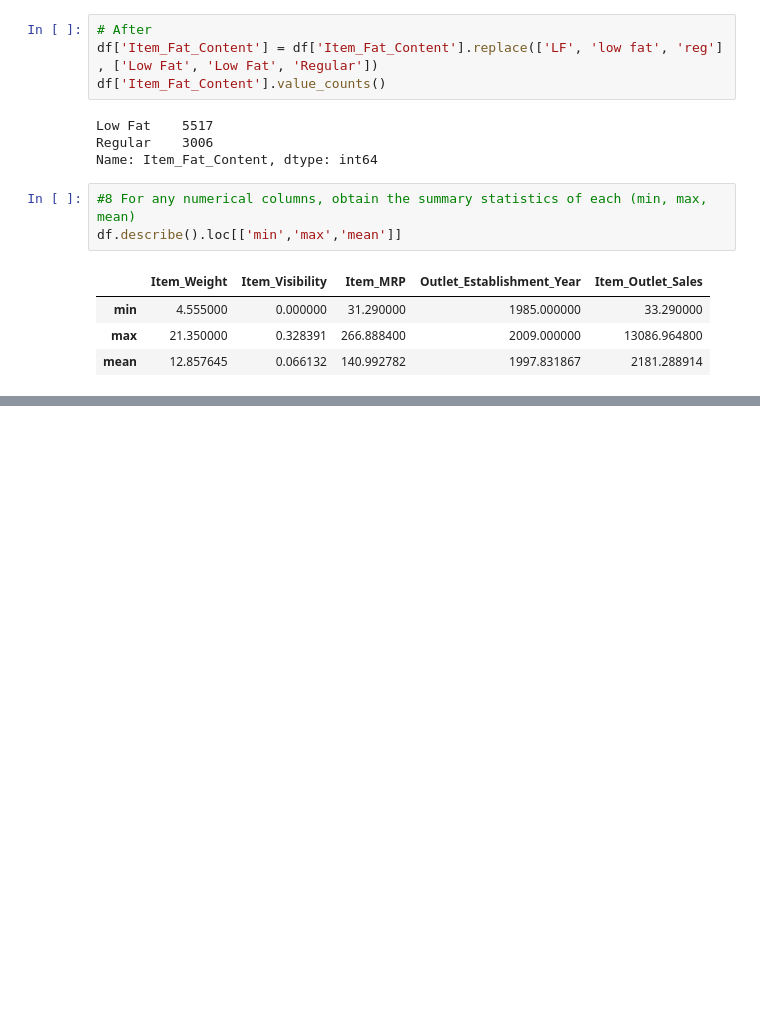
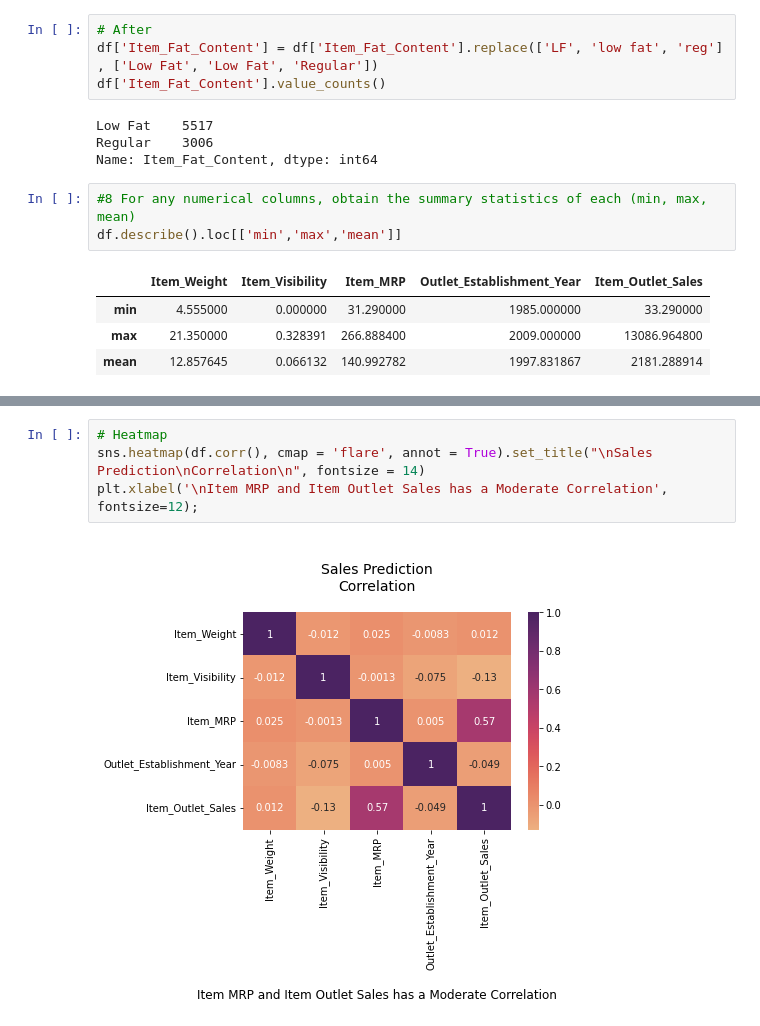
Before and after one commit to Suganthan-Thamotharampillai/sales-predictions, a Jupyter notebook: Project_1_Sales_Predictions.ipynb, the cells around one changed output, grey strips where cells are left out. Cells and saved outputs as stored; diff of their text form; blank space fills up the shorter version.

```diff
--- a/Project_1_Sales_Predictions.ipynb
+++ b/Project_1_Sales_Predictions.ipynb
@@ -184,0 +195,6 @@ df.describe().loc[['min','max','mean']]
+# %%
+# Heatmap
+sns.heatmap(df.corr(), cmap = 'flare', annot = True).set_title("\nSales Prediction\nCorrelation\n", fontsize = 14)
+plt.xlabel('\nItem MRP and Item Outlet Sales has a Moderate Correlation', fontsize=12);
+# %% [output]
+[figure, added]
```
Also changed, not shown: parts of 9 cells of this notebook.
